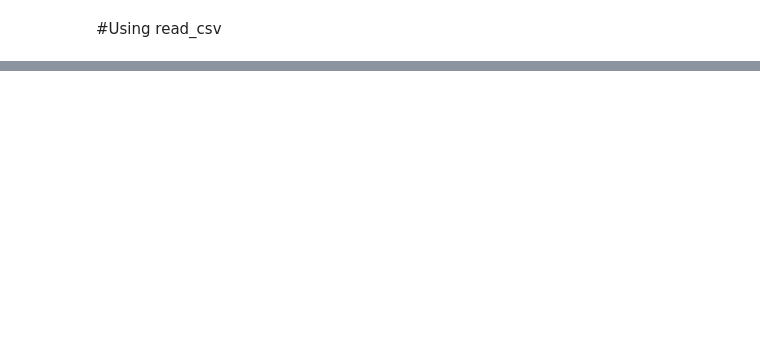
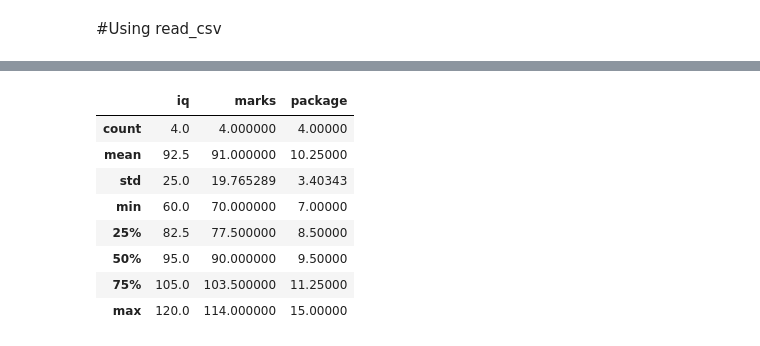
Before and after one commit to GitAnkit-hub/Learning-Pandas, a Jupyter notebook: 01dataframes.ipynb, the cells around one changed output, grey strips where cells are left out. Cells and saved outputs as stored; diff of their text form; code cells hidden in the pictures; blank space fills up the shorter version.

```diff
--- a/01dataframes.ipynb
+++ b/01dataframes.ipynb
@@ -32,4 +32,4 @@ student_dict={
     'package':[10,7,15,9]
 }
 
-pd.DataFrame(student_dict)   # no need to mention columns explicity here.
+students = pd.DataFrame(student_dict)   # no need to mention columns explicity here.
@@ -60,0 +205,14 @@ ipl.head(2)
+# %%
+# describe
+
+students.describe()  # detects numerical data and applies mathematical methods on them
+# %% [output]
+|  | iq | marks | package |
+| count | 4.0 | 4.000000 | 4.00000 |
+| mean | 92.5 | 91.000000 | 10.25000 |
+| std | 25.0 | 19.765289 | 3.40343 |
+| min | 60.0 | 70.000000 | 7.00000 |
+| 25% | 82.5 | 77.500000 | 8.50000 |
+| 50% | 95.0 | 90.000000 | 9.50000 |
+| 75% | 105.0 | 103.500000 | 11.25000 |
+| max | 120.0 | 114.000000 | 15.00000 |
```
Also changed, not shown: parts of 27 cells of this notebook.
